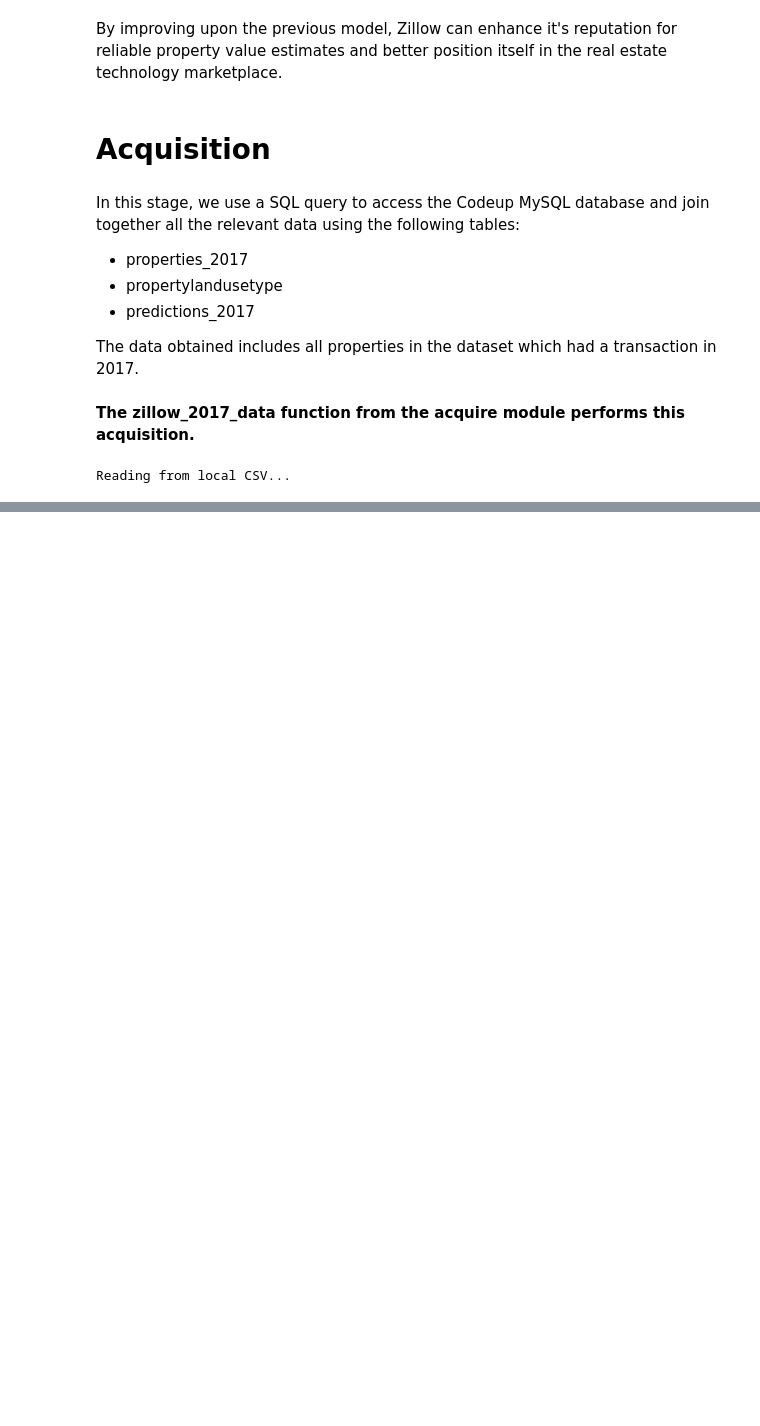
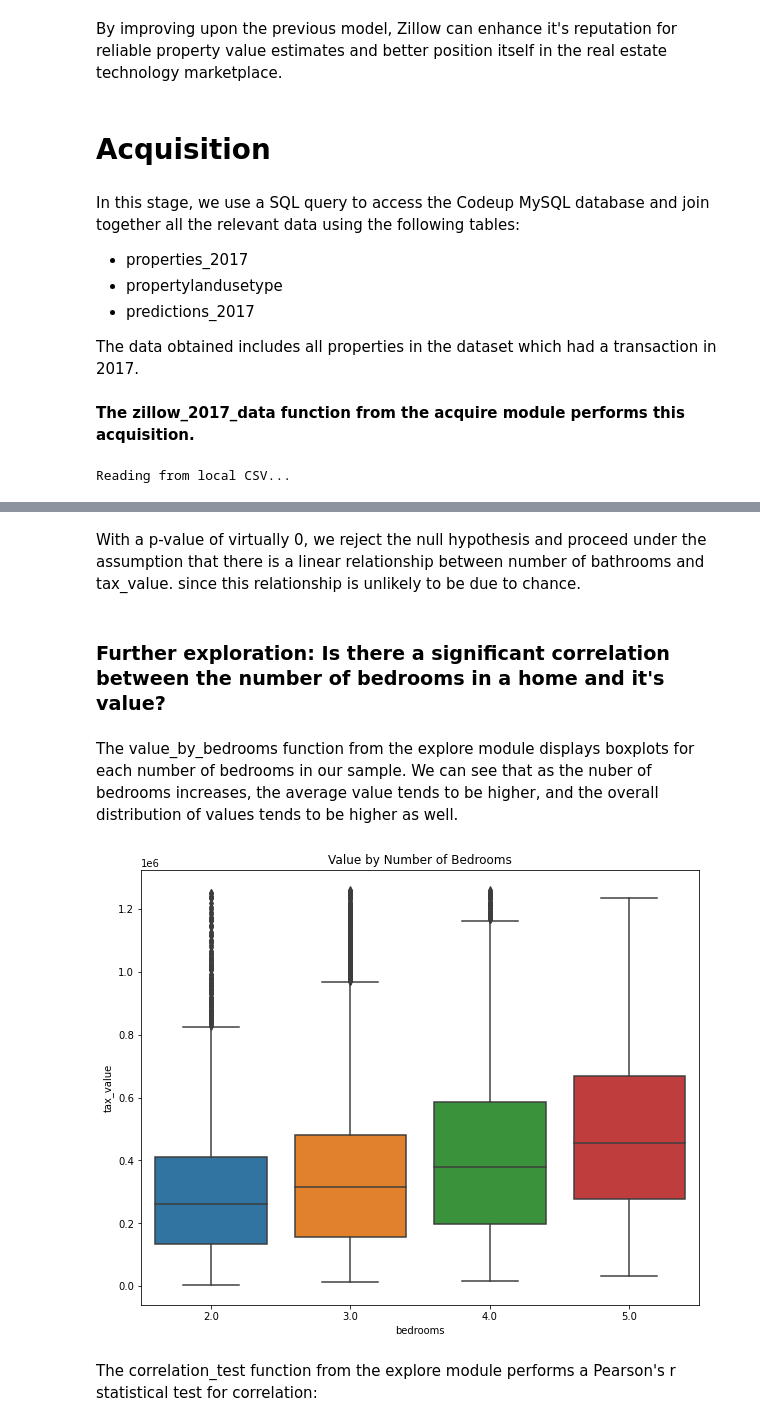
Before and after one commit to dlmitc3/Zillow_Regression_Project, a Jupyter notebook: Final_Report.ipynb, the cells around one changed output, grey strips where cells are left out. Cells and saved outputs as stored; diff of their text form; code cells hidden in the pictures; blank space fills up the shorter version.

```diff
--- a/Final_Report.ipynb
+++ b/Final_Report.ipynb
@@ -57,0 +152,13 @@ memory usage: 131.4 MB
+# %% [markdown]
+With a p-value of virtually 0, we reject the null hypothesis and proceed under the assumption that there is a linear relationship between number of bathrooms and tax_value. since this relationship is unlikely to be due to chance.
+# %% [markdown]
+### Further exploration: Is there a significant correlation between the number of bedrooms in a home and it's value?
+# %% [markdown]
+The value_by_bedrooms function from the explore module displays boxplots for each number of bedrooms in our sample. We can see that as the nuber of bedrooms increases, the average value tends to be higher, and the overall distribution of values tends to be higher as well.
+# %%
+# conduct a statistical test for correlation
+exacute66.value_by_bedrooms(train)
+# %% [output]
+[figure, added]
+# %% [markdown]
+The correlation_test function from the explore module performs a Pearson's r statistical test for correlation:
```
Also changed, not shown: parts of 64 cells of this notebook.
